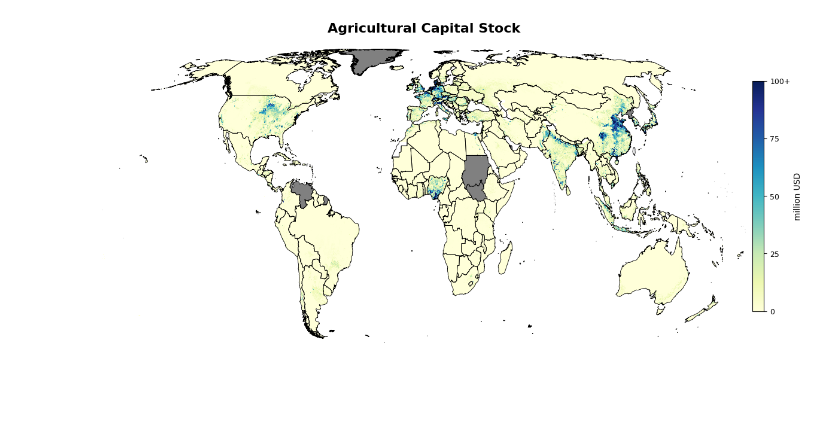
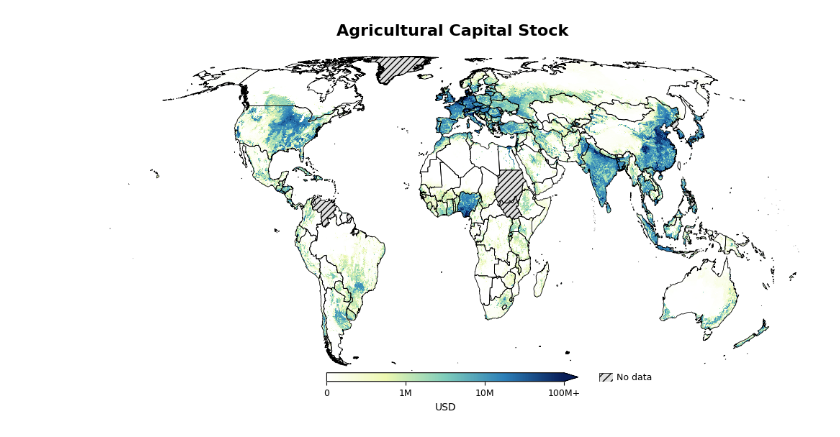
Before and after one commit to carinamani/AgDownscaling, a Jupyter notebook: 04_FIGURES/map_country_avg_rasters.ipynb, the cells around one changed output. Saved outputs shown, nothing was run; the diff lists cells and outputs as text; code cells hidden in the pictures; blank space fills up the shorter version.

Commit message:
update figures

```diff
--- a/04_FIGURES/map_country_avg_rasters.ipynb
+++ b/04_FIGURES/map_country_avg_rasters.ipynb
@@ -95,20 +96,40 @@ labor_intensity_thousand_jobs_per_tonne.rio.to_raster(
 ##### Produce global map of capital (mean estimate)
 
 # Prepare raster
-value_plot = capital_million.squeeze()
+value_plot = capital.squeeze()
 name = 'capital_stock'
 
-bounds = [0, 25, 50, 75, 100]
-labels = ['0', '25', '50', '75', '100+']
+# set custom colormap
+custom_cmap = mcolors.LinearSegmentedColormap.from_list(
+    "white_ylgnbu",
+    ["#ffffff", "#edf8b1", "#7fcdbb", "#2c7fb8", "#081d58"]
+)
+custom_cmap.set_over("#081d58")  # color for the + triangle
+
+# Set special equal-distant, manual scalling
+bounds = [0, 1000000, 10000000, 100000000]
+labels = ['0', '1M', '10M', '100M+']
+
+positions = np.linspace(0, 1, len(bounds))  # each bound gets an equal-width slice
+
+def forward(x):
+    return np.interp(x, bounds, positions)
+
+def inverse(x):
+    return np.interp(x, positions, bounds)
+
+norm = mcolors.FuncNorm((forward, inverse), vmin=bounds[0], vmax=bounds[-1])
 
 # Create figure
-fig, ax = plt.subplots(figsize=(12, 8))
+fig, ax = plt.subplots(figsize=(10, 8))
 
-# Countries with no data (grey fill)
+# Countries with no data (light grey fill with hatching)
+no_data_color = "#e0e0e0"
 country_boundaries[country_boundaries["has_capital_data"] == 0].plot(
     ax=ax,
-    facecolor="grey",
+    facecolor=no_data_color,
     edgecolor="none",
+    hatch="////",
     zorder=0
 )
 
@@ -118,50 +139,65 @@ country_boundaries.plot(
     facecolor="none",
     edgecolor="black",
     linewidth=0.6,
     zorder=2
 )
 
 # Raster
 im = value_plot.plot(
     ax=ax,
-    cmap="YlGnBu",
-    vmin=0,
-    vmax=100,
+    cmap=custom_cmap,
+    norm=norm,
     add_colorbar=False,
     add_labels=False,
     zorder=1
 )
 
-# Clip to country_boundaries
-minx, miny, maxx, maxy = country_boundaries.total_bounds
-ax.set_xlim(minx, maxx)
-ax.set_ylim(miny, maxy)
-
 ax.set_axis_off()
 ax.set_title("Agricultural Capital Stock", fontsize=16, weight='bold', pad=20)
 
-# Colorbar
+# Generate legend
+cax = ax.inset_axes([0.32, 0.06, 0.36, 0.025], transform=ax.transAxes)
+
 cbar = fig.colorbar(
     im,
-    ax=ax,
-    orientation="vertical",
-    fraction=0.02,
-    pad=0.01,
-    shrink=0.5
+    cax=cax,
+    orientation="horizontal",
+    extend='max',
+    extendfrac=0.06,
 )
-cbar.set_label("million USD", fontsize=10)
+cbar.set_label("USD", fontsize=10)
 cbar.ax.tick_params(labelsize=9)
 
-# Set ticks and labels
 cbar.set_ticks(bounds)
 cbar.set_ticklabels(labels)
+
+# Add no data to legend
+legend_ax = ax.inset_axes([0.71, 0.06, 0.02, 0.025], transform=ax.transAxes)
+legend_ax.add_patch(Rectangle(
+    (0, 0), 1, 1,
+    facecolor=no_data_color,
+    edgecolor="black",
+    linewidth=0.5,
+    hatch="///"
+))
+legend_ax.set_xlim(0, 1)
+legend_ax.set_ylim(0, 1)
+legend_ax.set_xticks([])
+legend_ax.set_yticks([])
+legend_ax.axis("off")
+
+ax.text(
+    0.735, 0.072, "No data",
+    transform=ax.transAxes,
+    fontsize=9, va="center", ha="left"
+)
 
 plt.tight_layout()
 plt.show()
 
 fig.savefig(f"{fd}/{name}.png", dpi=300, bbox_inches='tight')
 # %% [output]
-[figure, old version]
+[figure, new version]
 # %%
 ##### Produce global map of labor (mean estimate)
 
```
Also changed, not shown: parts of 2 cells of this notebook, 6 other files.
